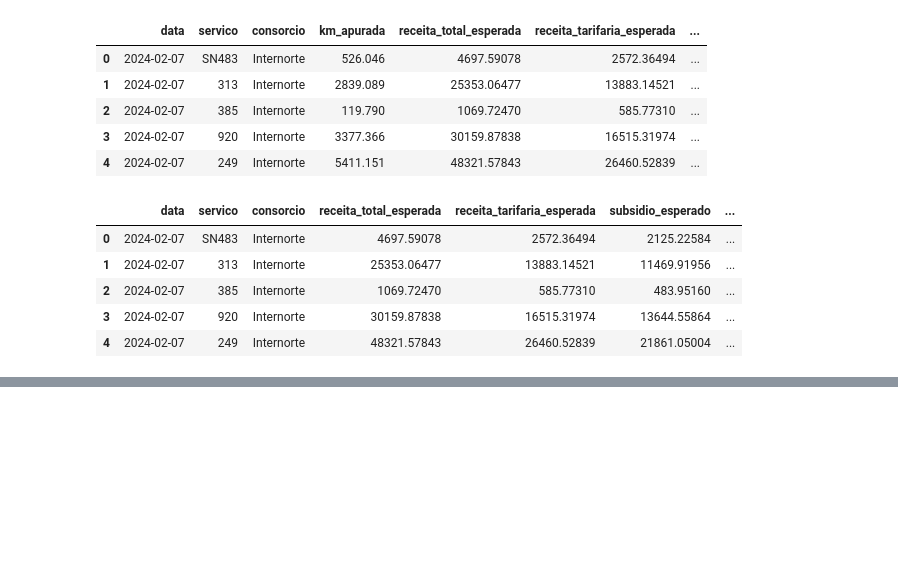
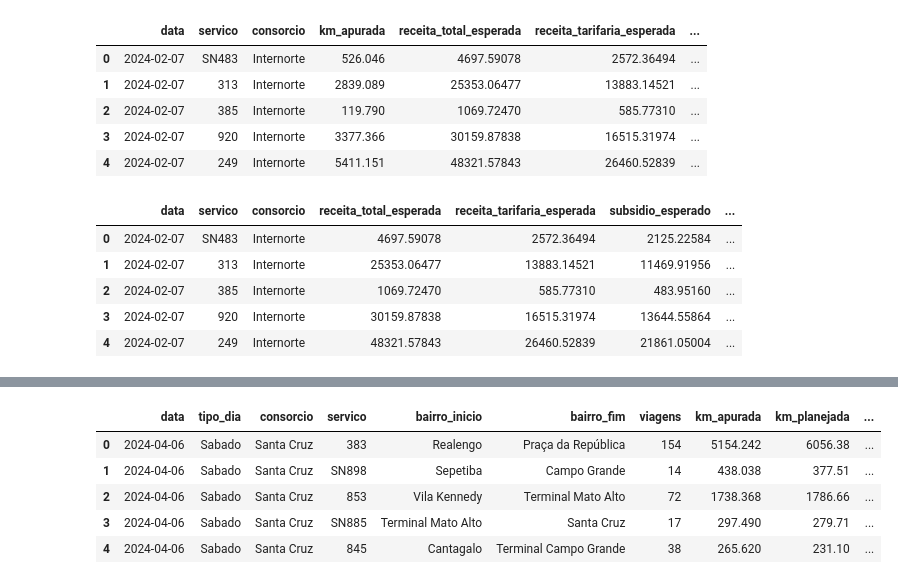
Before and after one commit to AntonioNazar/PS-2026.1, a Jupyter notebook: analise_faturamento_km.ipynb, the cells around one changed output, grey strips where cells are left out. Cells and saved outputs as stored; diff of their text form; code cells hidden in the pictures; blank space fills up the shorter version.

```diff
--- a/analise_faturamento_km.ipynb
+++ b/analise_faturamento_km.ipynb
@@ -74,3 +87,12 @@ df_final.head()
+# %%
+df_final.head()
+# %% [output]
+|  | data | tipo_dia | consorcio | servico | bairro_inicio | bairro_fim | viagens | km_apurada | km_planejada | ... |
+| 0 | 2024-04-06 | Sabado | Santa Cruz | 383 | Realengo | Praça da República | 154 | 5154.242 | 6056.38 | ... |
+| 1 | 2024-04-06 | Sabado | Santa Cruz | SN898 | Sepetiba | Campo Grande | 14 | 438.038 | 377.51 | ... |
+| 2 | 2024-04-06 | Sabado | Santa Cruz | 853 | Vila Kennedy | Terminal Mato Alto | 72 | 1738.368 | 1786.66 | ... |
+| 3 | 2024-04-06 | Sabado | Santa Cruz | SN885 | Terminal Mato Alto | Santa Cruz | 17 | 297.490 | 279.71 | ... |
+| 4 | 2024-04-06 | Sabado | Santa Cruz | 845 | Cantagalo | Terminal Campo Grande | 38 | 265.620 | 231.10 | ... |
 # %%
 df_final.info()
 # %% [output]
```
Also changed, not shown: parts of 18 cells of this notebook.
